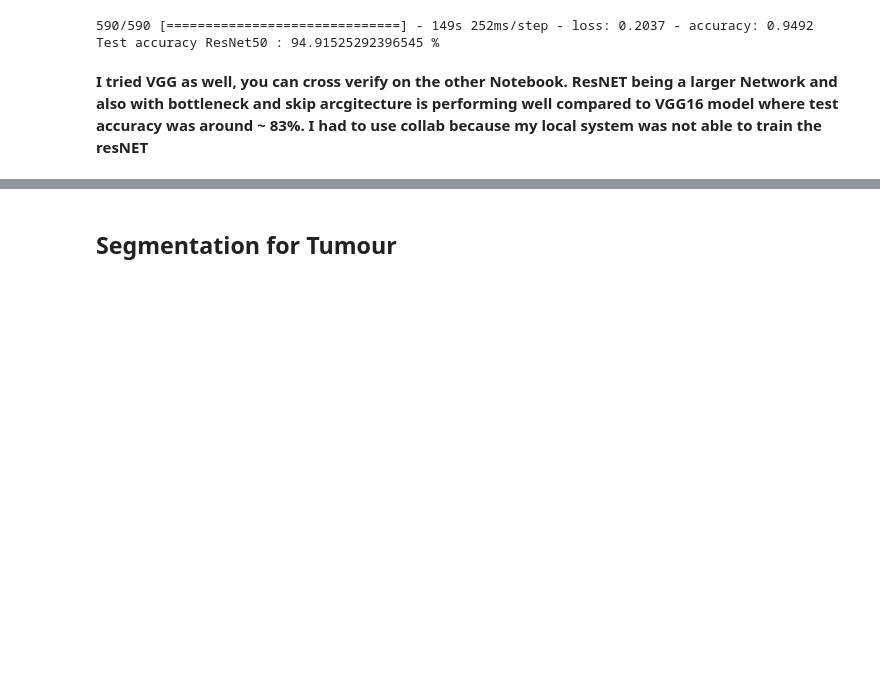
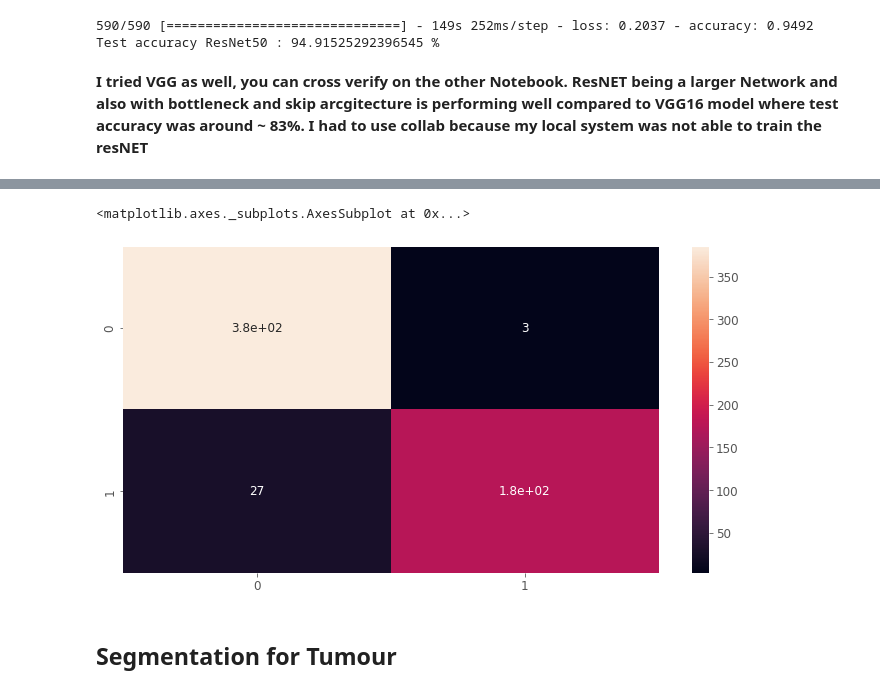
Before and after one commit to rajuzumaki2207/Brain_tumour_detection_RCNN, a Jupyter notebook: Brain_MRI_Detection_collab.ipynb, the cells around one changed output, grey strips where cells are left out. Saved outputs shown, nothing was run; the diff lists cells and outputs as text; code cells hidden in the pictures; blank space fills up the shorter version.

```diff
--- a/Brain_MRI_Detection_collab.ipynb
+++ b/Brain_MRI_Detection_collab.ipynb
@@ -463,0 +477,5 @@ Test accuracy ResNet50 : 94.91525292396545 %
+# %%
+prediction = model.predict(test_generator)
+pred = np.argmax(prediction, axis=1)
+# %%
+Actual = np.asarray(test['mask']).astype('int')
@@ -463,0 +488,4 @@ Test accuracy ResNet50 : 94.91525292396545 %
+# %%
+cm = confusion_matrix(Actual, pred)
+report = classification_report(Actual, pred, labels = [0,1])
+print (report)
@@ -463,0 +501,8 @@ Test accuracy ResNet50 : 94.91525292396545 %
+# %%
+plt.rcParams.update({'font.size':12})
+plt.figure(figsize=(12,6))
+
+sns.heatmap(cm, annot=True)
+# %% [output]
+<matplotlib.axes._subplots.AxesSubplot at 0x...>
+[figure, added]
```
Also changed, not shown: parts of 10 cells of this notebook.
